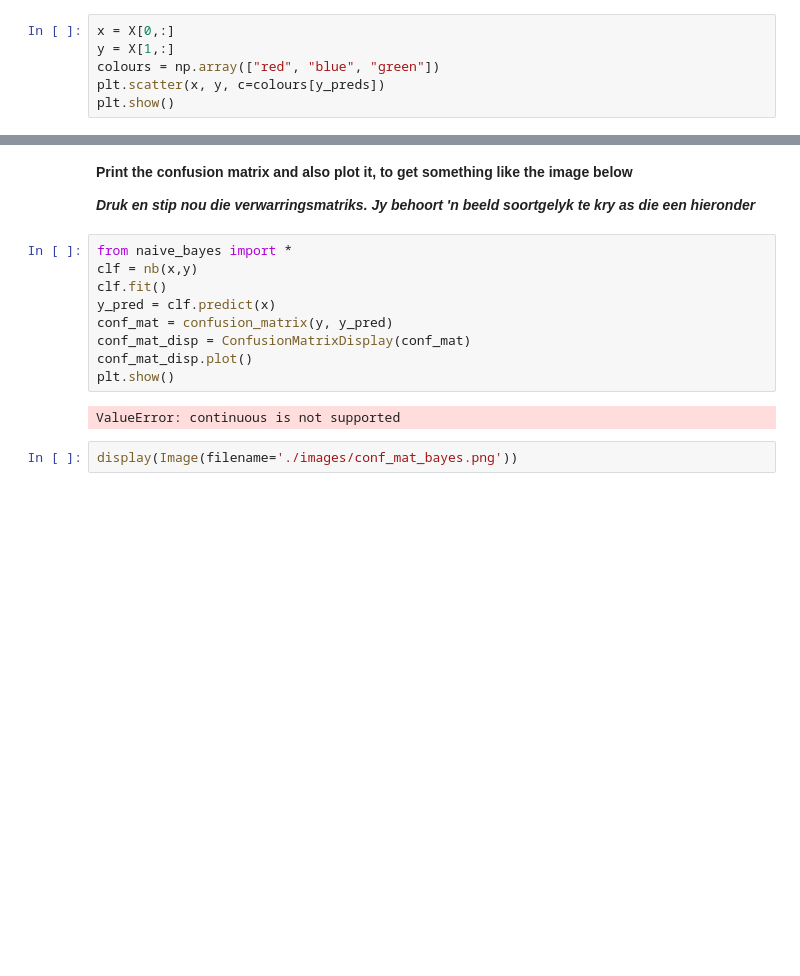
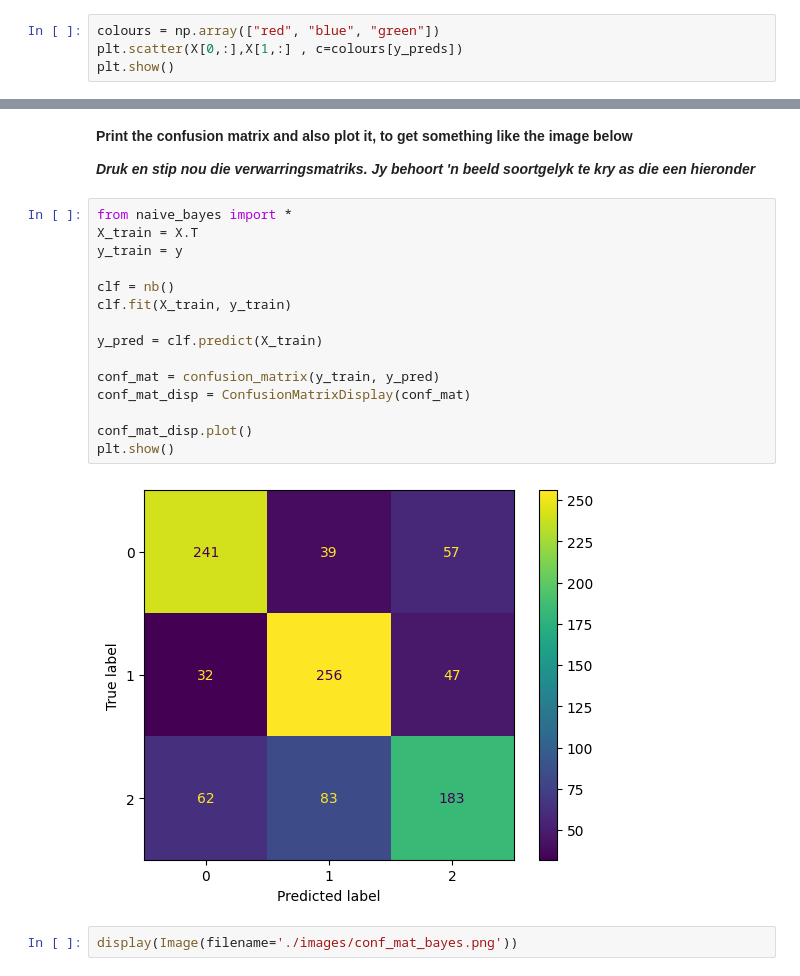
Before and after one commit to mudgician/cs315, a Jupyter notebook: Assignment2/Assignment2/assign2.ipynb, the cells around one changed output, grey strips where cells are left out. Drawn from its saved outputs; the diff is of its cells as text; blank space fills up the shorter version.

```diff
--- a/Assignment2/Assignment2/assign2.ipynb
+++ b/Assignment2/Assignment2/assign2.ipynb
@@ -98,10 +101,8 @@ display(Image(filename='./images/wm_confusion.png'))
 
 **_Kan jy van die grafiek af aflei dat die 'n lineere klassifiseerder is?_**
 # %%
-x = X[0,:]
-y = X[1,:]
 colours = np.array(["red", "blue", "green"])
-plt.scatter(x, y, c=colours[y_preds])
+plt.scatter(X[0,:],X[1,:] , c=colours[y_preds])
 plt.show()
 # %% [output]
 [figure]
@@ -123,15 +124,21 @@ Use your trained classifier to assign all the training data to different classes
 **_Druk en stip nou die verwarringsmatriks. Jy behoort 'n beeld soortgelyk te kry as die een hieronder_**
 # %%
 from naive_bayes import *
-clf = nb(x,y)
-clf.fit()
-y_pred = clf.predict(x)
-conf_mat = confusion_matrix(y, y_pred)
+X_train = X.T
+y_train = y
+
+clf = nb()
+clf.fit(X_train, y_train)
+
+y_pred = clf.predict(X_train)
+
+conf_mat = confusion_matrix(y_train, y_pred)
 conf_mat_disp = ConfusionMatrixDisplay(conf_mat)
+
 conf_mat_disp.plot()
 plt.show()
 # %% [output]
-ValueError: continuous is not supported
+[figure, added]
 # %%
 display(Image(filename='./images/conf_mat_bayes.png'))
 # %% [output]
```
Also changed, not shown: parts of 5 cells of this notebook, 3 other files.
